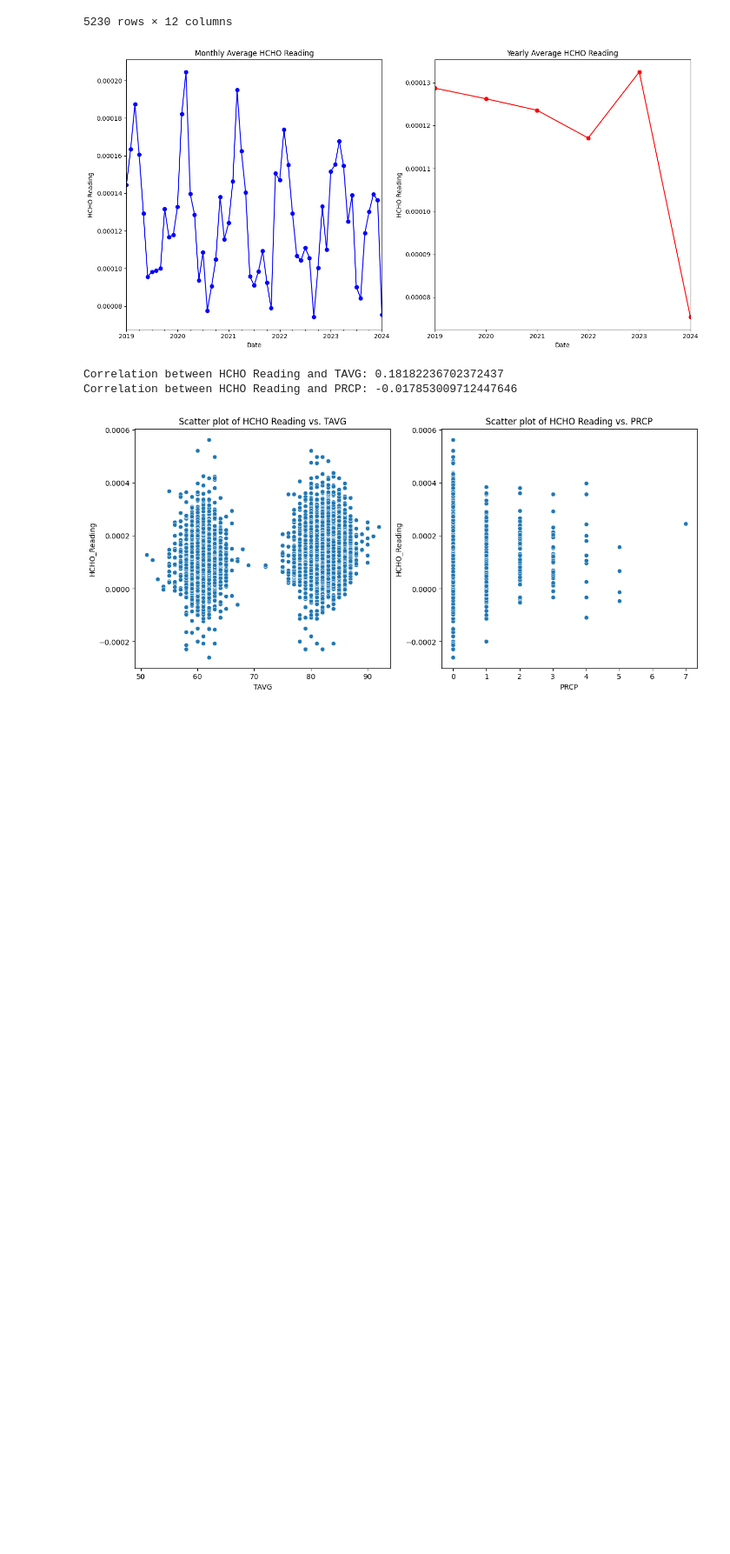
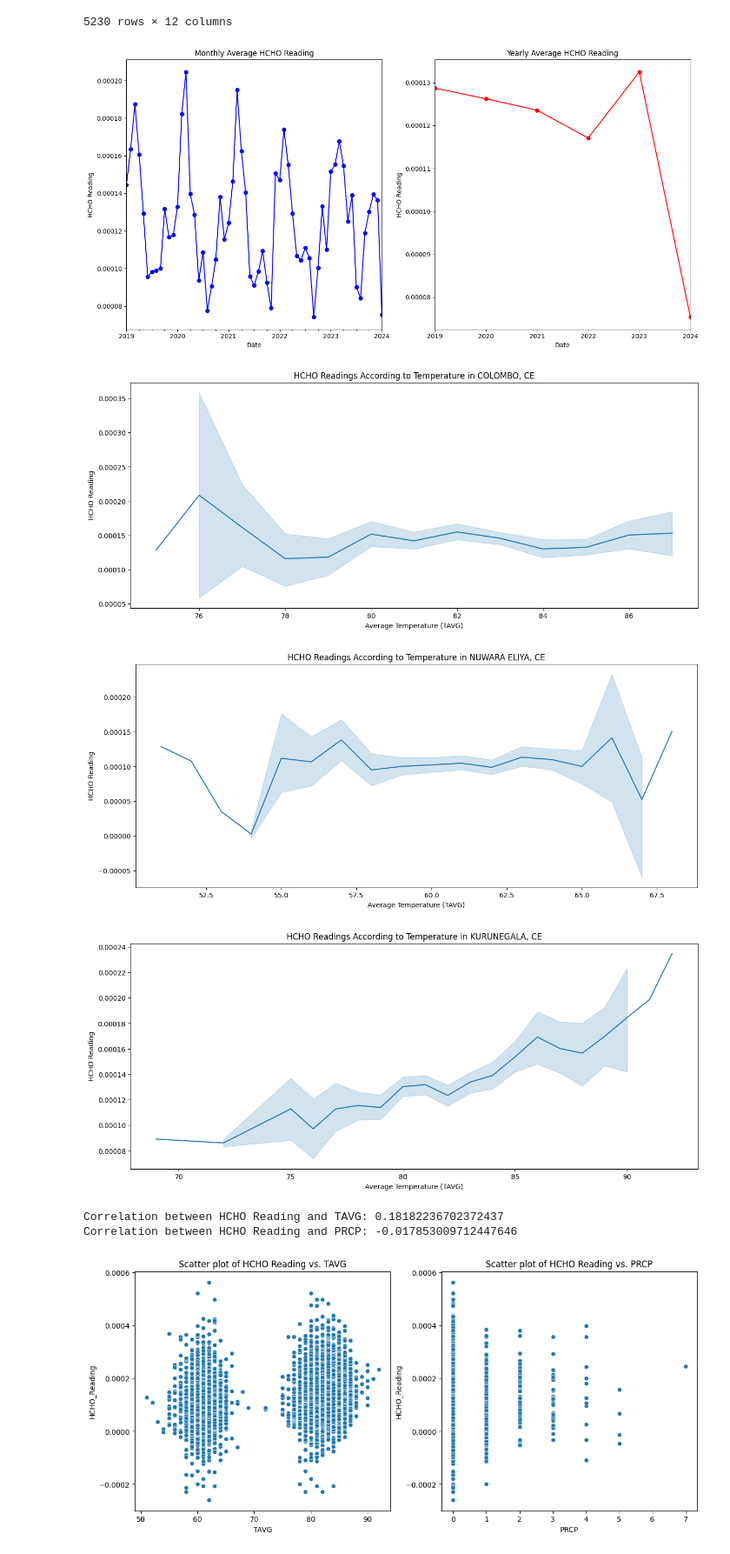
Before and after one commit to VinukaSilva/HCHO-Prediction, a Jupyter notebook: Precipitation Avg_Temperature.ipynb, the cells around one changed output. Shown at 87% size. Cells and saved outputs as stored; diff of their text form; code cells hidden in the pictures; blank space fills up the shorter version.

```diff
--- a/Precipitation Avg_Temperature.ipynb
+++ b/Precipitation Avg_Temperature.ipynb
@@ -744,6 +744,27 @@ plt.tight_layout()
 plt.show()
 # %% [output]
 [figure]
+# %%
+# Loop through each unique city in the data
+for city in joined_data['New_Location'].unique():
+    # Filter the data for the current city
+    city_data = joined_data[joined_data['New_Location'] == city]
+
+    # Plotting the trend of HCHO readings according to temperature for the current city
+    plt.figure(figsize=(15, 6))
+    sns.lineplot(x='TAVG', y='HCHO_Reading', data=city_data)
+
+    # Add title, labels, and rotation to x-axis ticks
+    plt.title(f'HCHO Readings According to Temperature in {city}')
+    plt.xlabel('Average Temperature (TAVG)')
+    plt.ylabel('HCHO Reading')
+
+    # Show the plot
+    plt.show()
+# %% [output]
+[figure, added]
+[figure, added]
+[figure, added]
 # %%
 # Calculate Pearson correlation coefficient
 correlation_temp = joined_data['HCHO_Reading'].corr(joined_data['TAVG'])
```
